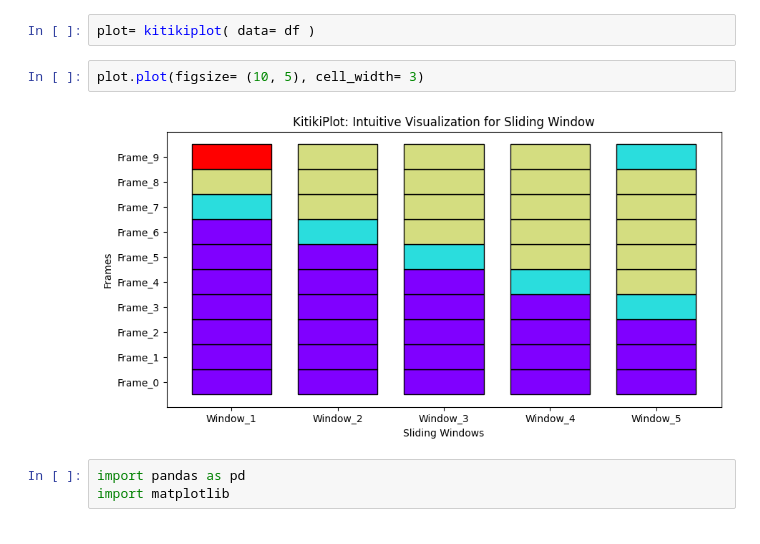
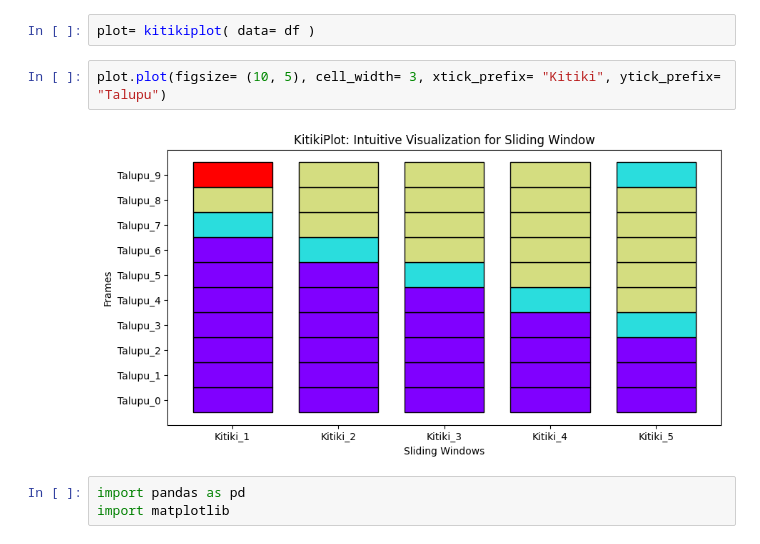
Before and after one commit to BodduSriPavan-111/kitikiplot, a Jupyter notebook: examples/Usage_Guide.ipynb, the cells around one changed output. Saved outputs shown, nothing was run; the diff lists cells and outputs as text.

```diff
--- a/examples/Usage_Guide.ipynb
+++ b/examples/Usage_Guide.ipynb
@@ -11,9 +20,9 @@ df= pd.read_csv( r"C:\Users\sinch\Desktop\Sliding_Window\fish_5.csv" )
 # %%
 plot= kitikiplot( data= df )
 # %%
-plot.plot(figsize= (10, 5), cell_width= 3)
+plot.plot(figsize= (10, 5), cell_width= 3, xtick_prefix= "Kitiki", ytick_prefix= "Talupu")
 # %% [output]
-[figure, old version]
+[figure, new version]
 # %%
 import pandas as pd
 import matplotlib
```
Also changed, not shown: parts of 1 cell of this notebook, 3 other files.
